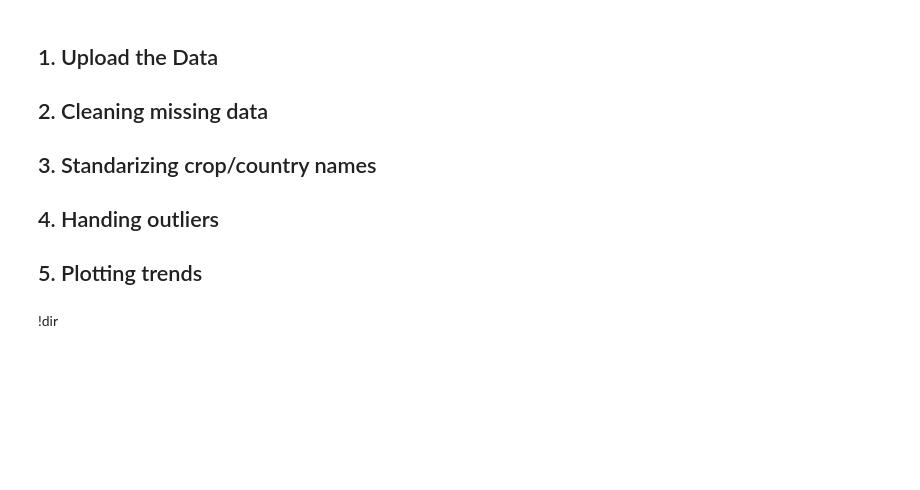
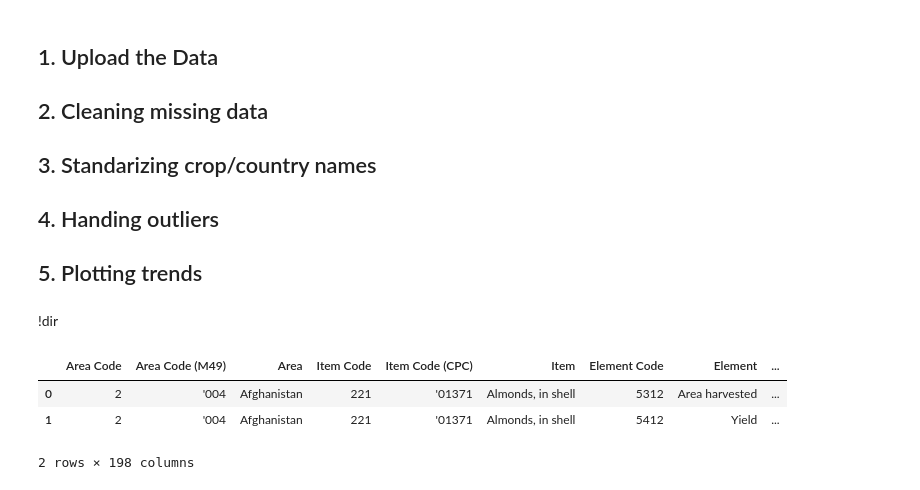
Before and after one commit to Moh-Bashawat/datasci2025, a Jupyter notebook: FAO1.ipynb, the cells around one changed output. Drawn from its saved outputs; the diff is of its cells as text; code cells hidden in the pictures; blank space fills up the shorter version.

```diff
--- a/FAO1.ipynb
+++ b/FAO1.ipynb
@@ -71,0 +76,9 @@ df_head
+# %%
+df_all=pd.read_csv("Production_Crops_Livestock_E_All_Data.csv", low_memory=False)
+# %%
+df_all.head(2)
+# %% [output]
+|  | Area Code | Area Code (M49) | Area | Item Code | Item Code (CPC) | Item | Element Code | Element | ... |
+| 0 | 2 | '004 | Afghanistan | 221 | '01371 | Almonds, in shell | 5312 | Area harvested | ... |
+| 1 | 2 | '004 | Afghanistan | 221 | '01371 | Almonds, in shell | 5412 | Yield | ... |
+2 rows × 198 columns
```
Also changed, not shown: parts of 15 cells of this notebook.
